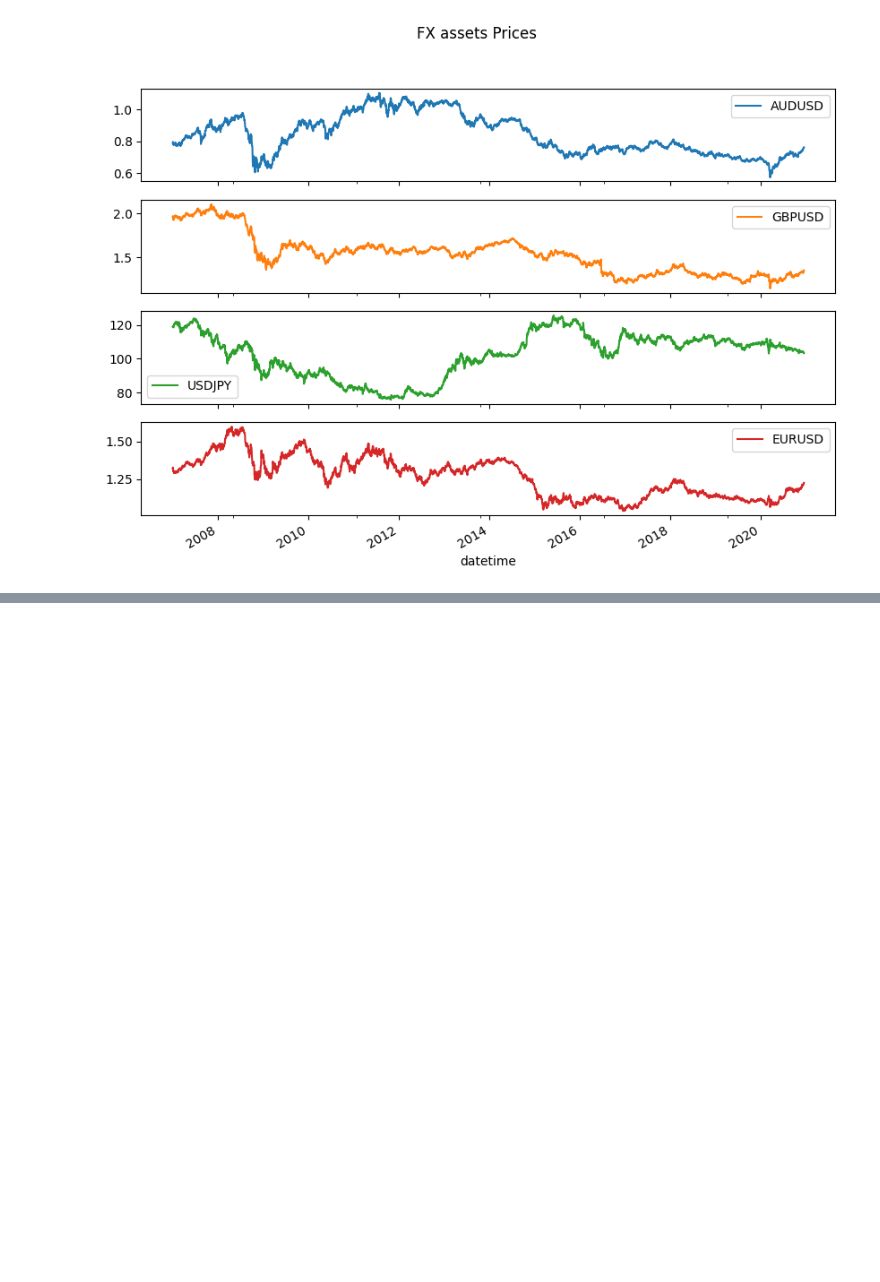
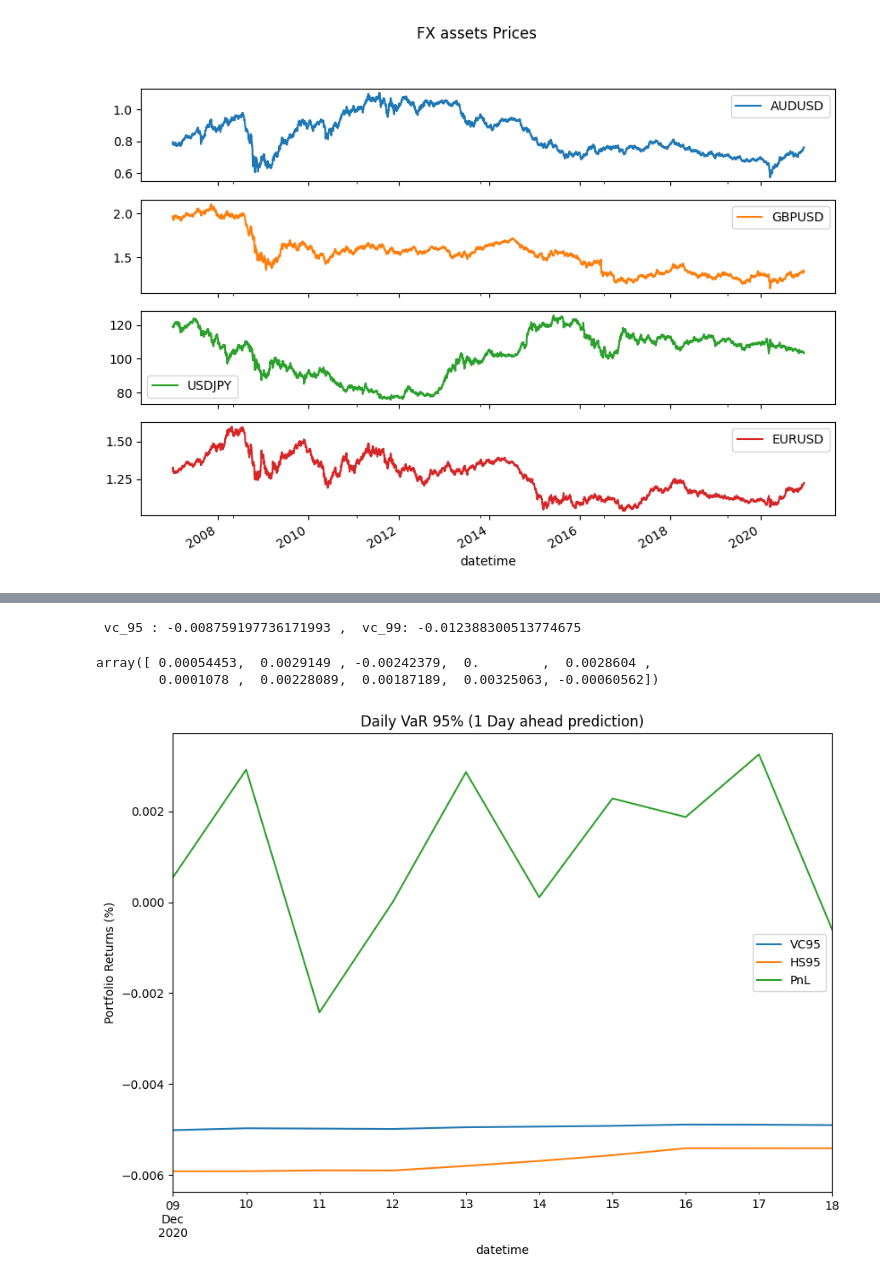
Before and after one commit to ecandela/financial-risk-helper, a Jupyter notebook: src/_06_Deployment/VaR_Test.ipynb, the cells around one changed output, grey strips where cells are left out. Saved outputs shown, nothing was run; the diff lists cells and outputs as text; code cells hidden in the pictures; blank space fills up the shorter version.

```diff
--- a/src/_06_Deployment/VaR_Test.ipynb
+++ b/src/_06_Deployment/VaR_Test.ipynb
@@ -104,0 +131,10 @@ df
+# %%
+
+
+fila_deseada = df[df['Activo'] == f"{nombre_portafolio}/{nombre_activo}"]
+vc_95 = fila_deseada['vc_95'].values[0]  # Obtiene el valor de "Columna1" en la fila
+vc_99 = fila_deseada['vc_99'].values[0]
+
+print(f" vc_95 : {vc_95} ,  vc_99: {vc_99}")
+# %% [output]
+ vc_95 : -0.008759197736171993 ,  vc_99: -0.012388300513774675
@@ -104,0 +170,42 @@ df
+# %%
+# initialize empty lists to save results
+vc95 = []
+vc99 = []
+hs95 = []
+hs99 = []
+
+# iterate over the test set
+for i in range(10):
+
+    # calculate DeepVaR for the next day
+    #print("inicio :",-260+i)
+    #print("fin :",-10+i)
+
+    # calculate VaR for the next day with both VC and HS methods
+    var99 = Var.VaRCalculation(time=1, alpha=99,name=nombre_portafolio).predict(returns.iloc[-260+i:-10+i], w)
+    var95 = Var.VaRCalculation(time=1, alpha=95,name=nombre_portafolio).predict(returns.iloc[-260+i:-10+i], w)
+
+    var_i = merge_dicts(var95, var99)
+
+    asset = var_i["Divisas"]
+
+    vc95.append(asset["vc_95"])
+    vc99.append(asset["vc_99"])
+    hs95.append(asset["hs_95"])
+    hs99.append(asset["hs_99"])
+# %%
+pnl = (returns.iloc[-10:] @ w).values.flatten()
+# %%
+pnl
+# %% [output]
+array([ 0.00054453,  0.0029149 , -0.00242379,  0.        ,  0.0028604 ,
+        0.0001078 ,  0.00228089,  0.00187189,  0.00325063, -0.00060562])
+# %%
+# plot results for 95% VaR
+results = pd.DataFrame({'VC95':vc95, 'HS95':hs95, 'PnL':pnl}, index=returns.index[-10:])
+results.plot(figsize=(10, 7))
+plt.title('Daily VaR 95% (1 Day ahead prediction)')
+plt.ylabel('Portfolio Returns (%)')
+plt.show()
+# %% [output]
+[figure, added]
```
Also changed, not shown: parts of 9 cells of this notebook, 4 other files.
